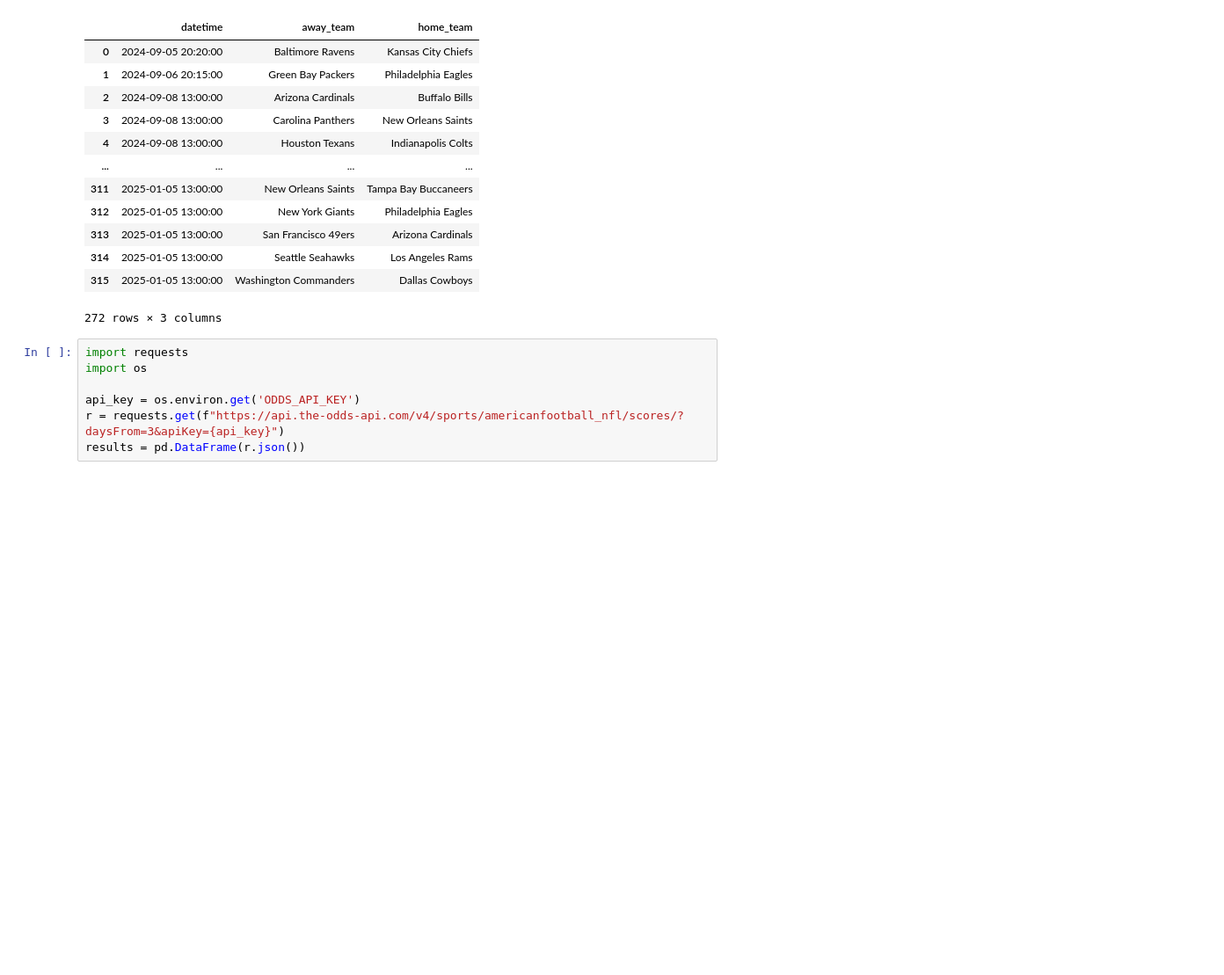
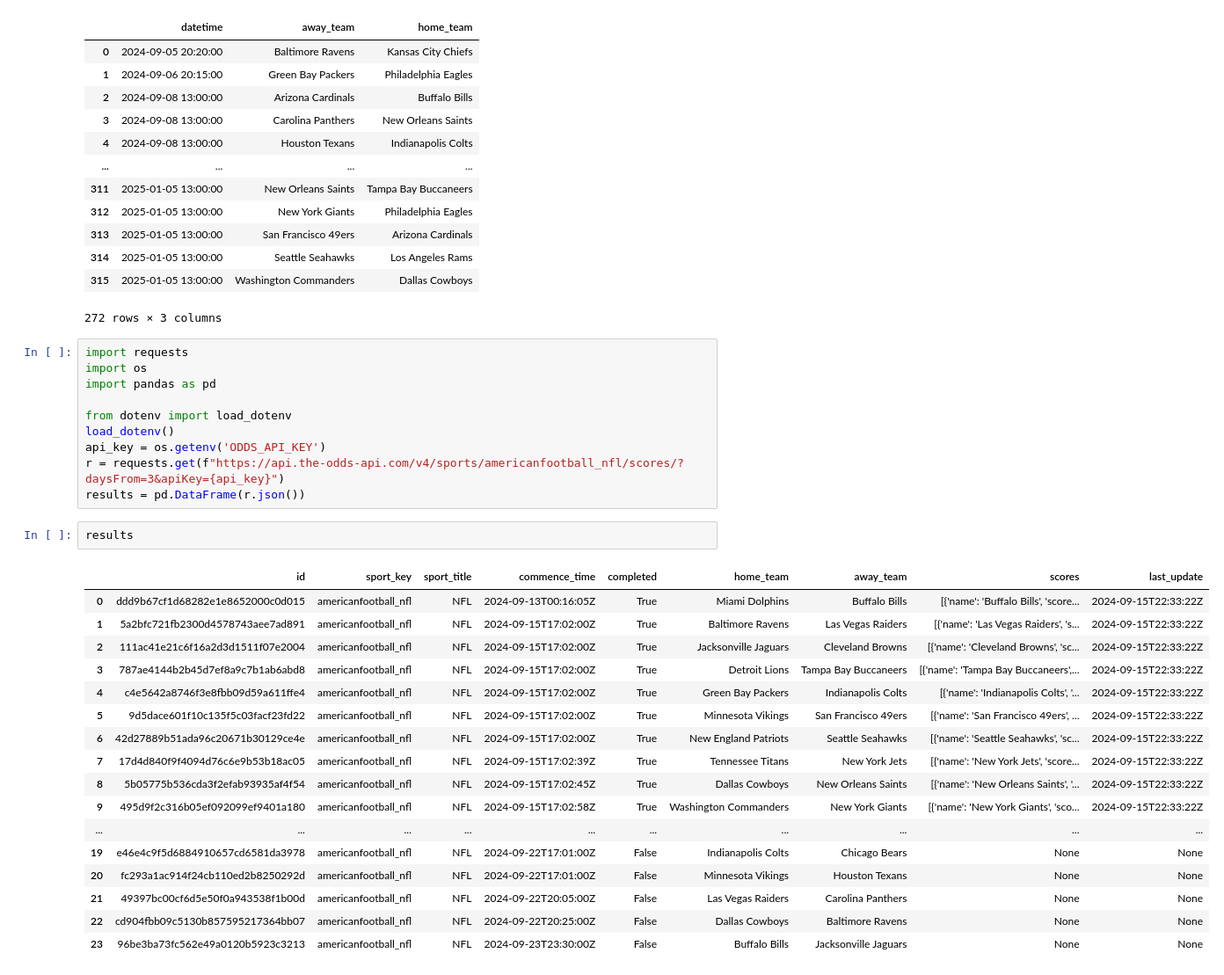
Before and after one commit to gregharv/once_pickem, a Jupyter notebook: fix_schedule.ipynb, the cells around one changed output. Shown: that part at 88% size. Cells and saved outputs as stored; diff of their text form; blank space fills up the shorter version.

```diff
--- a/fix_schedule.ipynb
+++ b/fix_schedule.ipynb
@@ -89,8 +89,31 @@ df
 # %%
 import requests
 import os
+import pandas as pd
 
-api_key = os.environ.get('ODDS_API_KEY')
+from dotenv import load_dotenv
+load_dotenv()
+api_key = os.getenv('ODDS_API_KEY')
 r = requests.get(f"https://api.the-odds-api.com/v4/sports/americanfootball_nfl/scores/?daysFrom=3&apiKey={api_key}")
 results = pd.DataFrame(r.json())
+# %%
+results
+# %% [output]
+|  | id | sport_key | sport_title | commence_time | completed | home_team | away_team | scores | last_update |
+| 0 | ddd9b67cf1d68282e1e8652000c0d015 | americanfootball_nfl | NFL | 2024-09-13T00:16:05Z | True | Miami Dolphins | Buffalo Bills | [{'name': 'Buffalo Bills', 'score... | 2024-09-15T22:33:22Z |
+| 1 | 5a2bfc721fb2300d4578743aee7ad891 | americanfootball_nfl | NFL | 2024-09-15T17:02:00Z | True | Baltimore Ravens | Las Vegas Raiders | [{'name': 'Las Vegas Raiders', 's... | 2024-09-15T22:33:22Z |
+| 2 | 111ac41e21c6f16a2d3d1511f07e2004 | americanfootball_nfl | NFL | 2024-09-15T17:02:00Z | True | Jacksonville Jaguars | Cleveland Browns | [{'name': 'Cleveland Browns', 'sc... | 2024-09-15T22:33:22Z |
+| 3 | 787ae4144b2b45d7ef8a9c7b1ab6abd8 | americanfootball_nfl | NFL | 2024-09-15T17:02:00Z | True | Detroit Lions | Tampa Bay Buccaneers | [{'name': 'Tampa Bay Buccaneers',... | 2024-09-15T22:33:22Z |
+| 4 | c4e5642a8746f3e8fbb09d59a611ffe4 | americanfootball_nfl | NFL | 2024-09-15T17:02:00Z | True | Green Bay Packers | Indianapolis Colts | [{'name': 'Indianapolis Colts', '... | 2024-09-15T22:33:22Z |
+| 5 | 9d5dace601f10c135f5c03facf23fd22 | americanfootball_nfl | NFL | 2024-09-15T17:02:00Z | True | Minnesota Vikings | San Francisco 49ers | [{'name': 'San Francisco 49ers', ... | 2024-09-15T22:33:22Z |
+| 6 | 42d27889b51ada96c20671b30129ce4e | americanfootball_nfl | NFL | 2024-09-15T17:02:00Z | True | New England Patriots | Seattle Seahawks | [{'name': 'Seattle Seahawks', 'sc... | 2024-09-15T22:33:22Z |
+| 7 | 17d4d840f9f4094d76c6e9b53b18ac05 | americanfootball_nfl | NFL | 2024-09-15T17:02:39Z | True | Tennessee Titans | New York Jets | [{'name': 'New York Jets', 'score... | 2024-09-15T22:33:22Z |
+| 8 | 5b05775b536cda3f2efab93935af4f54 | americanfootball_nfl | NFL | 2024-09-15T17:02:45Z | True | Dallas Cowboys | New Orleans Saints | [{'name': 'New Orleans Saints', '... | 2024-09-15T22:33:22Z |
+| 9 | 495d9f2c316b05ef092099ef9401a180 | americanfootball_nfl | NFL | 2024-09-15T17:02:58Z | True | Washington Commanders | New York Giants | [{'name': 'New York Giants', 'sco... | 2024-09-15T22:33:22Z |
+| ... | ... | ... | ... | ... | ... | ... | ... | ... | ... |
+| 19 | e46e4c9f5d6884910657cd6581da3978 | americanfootball_nfl | NFL | 2024-09-22T17:01:00Z | False | Indianapolis Colts | Chicago Bears | None | None |
+| 20 | fc293a1ac914f24cb110ed2b8250292d | americanfootball_nfl | NFL | 2024-09-22T17:01:00Z | False | Minnesota Vikings | Houston Texans | None | None |
+| 21 | 49397bc00cf6d5e50f0a943538f1b00d | americanfootball_nfl | NFL | 2024-09-22T20:05:00Z | False | Las Vegas Raiders | Carolina Panthers | None | None |
+| 22 | cd904fbb09c5130b857595217364bb07 | americanfootball_nfl | NFL | 2024-09-22T20:25:00Z | False | Dallas Cowboys | Baltimore Ravens | None | None |
+| 23 | 96be3ba73fc562e49a0120b5923c3213 | americanfootball_nfl | NFL | 2024-09-23T23:30:00Z | False | Buffalo Bills | Jacksonville Jaguars | None | None |
 # %%
```
Also changed, not shown: parts of 2 cells of this notebook, 3 other files.
